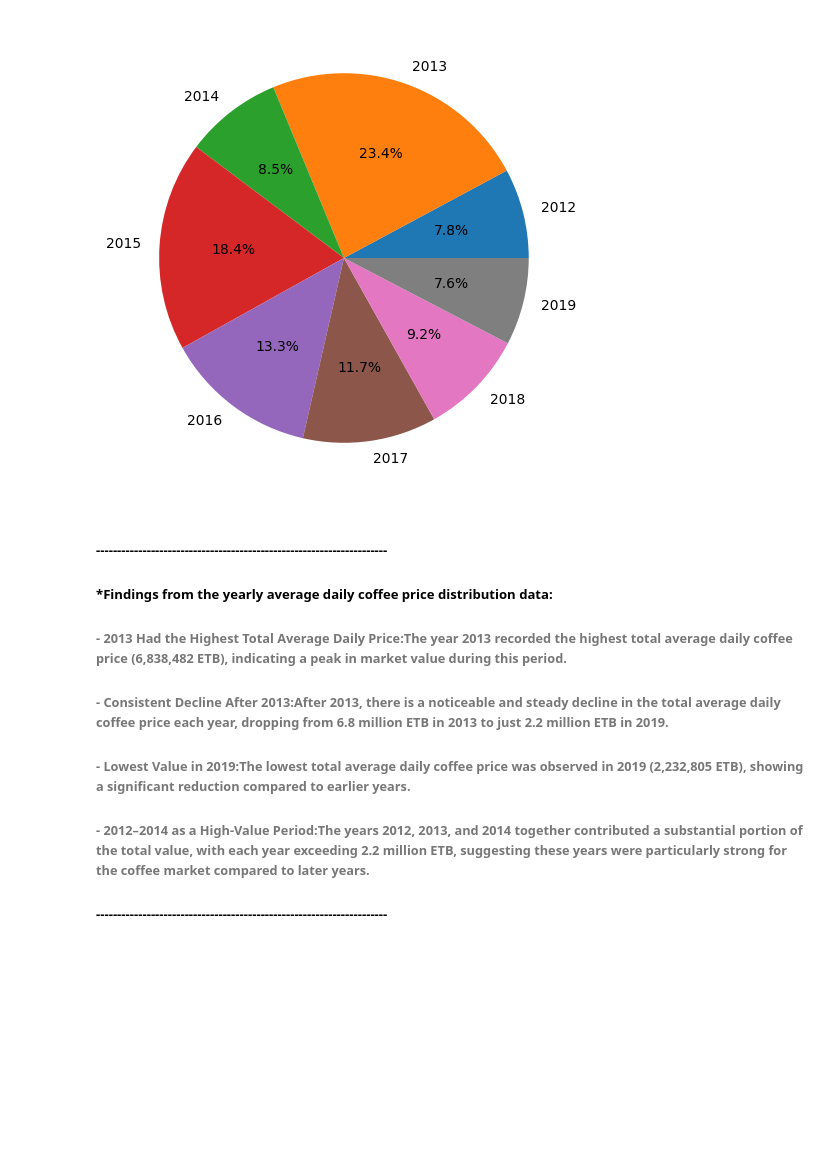
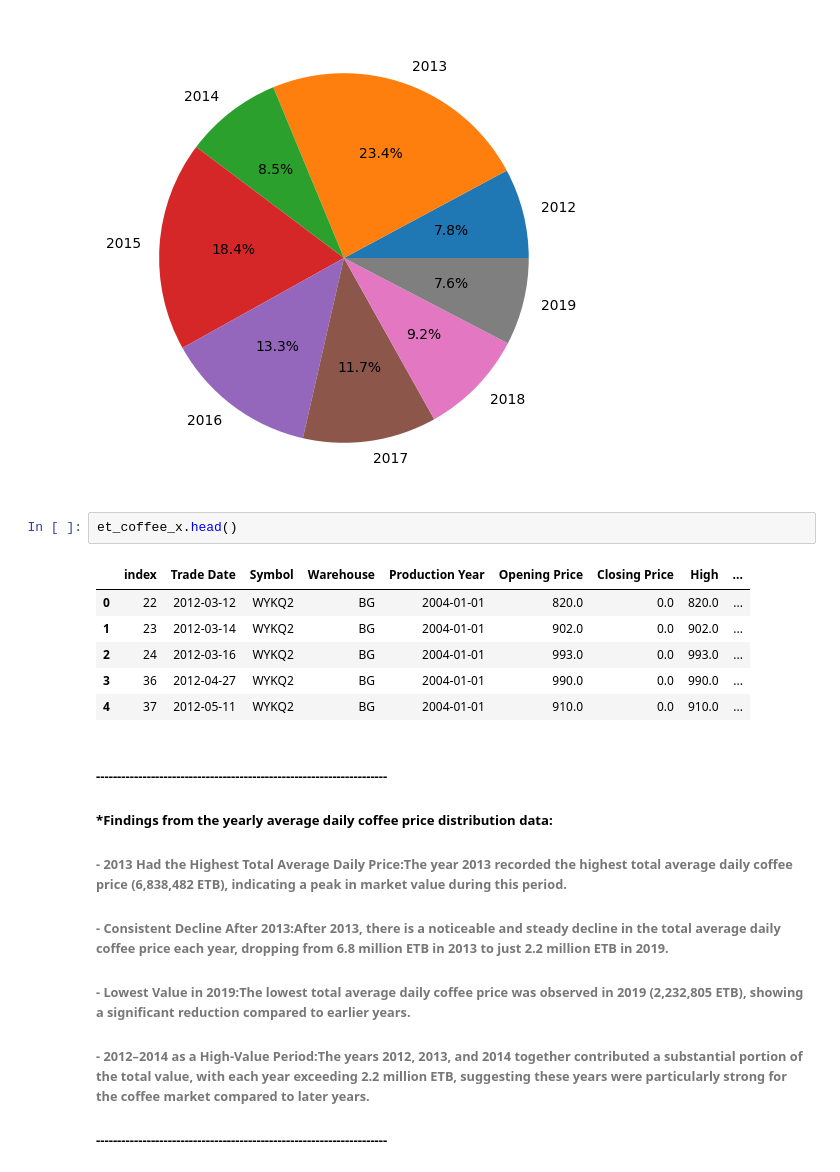
Before and after one commit to natnaelaster/data-analysis-projects, a Jupyter notebook: Ethiopian_Coffee_Exchange/ethio-coffe-exchange.ipynb, the cells around one changed output. Saved outputs shown, nothing was run; the diff lists cells and outputs as text; blank space fills up the shorter version.

```diff
--- a/Ethiopian_Coffee_Exchange/ethio-coffe-exchange.ipynb
+++ b/Ethiopian_Coffee_Exchange/ethio-coffe-exchange.ipynb
@@ -444,6 +453,15 @@ yearly_price_destribution.plot.pie(figsize=(12, 6),  autopct='%1.1f%%', ylabel='
 # %% [output]
 <Axes: >
 [figure]
+# %%
+et_coffee_x.head()
+# %% [output]
+|  | index | Trade Date | Symbol | Warehouse | Production Year | Opening Price | Closing Price | High | ... |
+| 0 | 22 | 2012-03-12 | WYKQ2 | BG | 2004-01-01 | 820.0 | 0.0 | 820.0 | ... |
+| 1 | 23 | 2012-03-14 | WYKQ2 | BG | 2004-01-01 | 902.0 | 0.0 | 902.0 | ... |
+| 2 | 24 | 2012-03-16 | WYKQ2 | BG | 2004-01-01 | 993.0 | 0.0 | 993.0 | ... |
+| 3 | 36 | 2012-04-27 | WYKQ2 | BG | 2004-01-01 | 990.0 | 0.0 | 990.0 | ... |
+| 4 | 37 | 2012-05-11 | WYKQ2 | BG | 2004-01-01 | 910.0 | 0.0 | 910.0 | ... |
 # %% [markdown]
 ##### ---------------------------------------------------------------------
 ##### *Findings from the yearly average daily coffee price distribution data:
```
Also changed, not shown: parts of 6 cells of this notebook, 10 other files.
